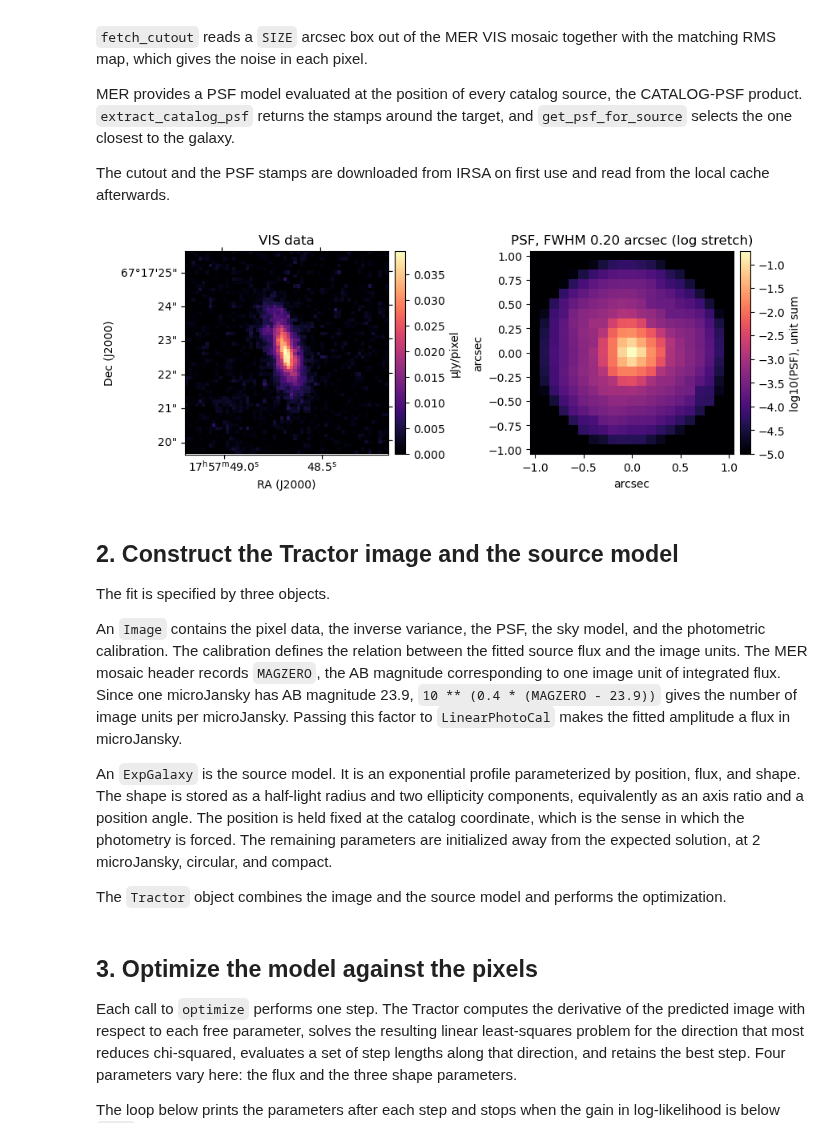
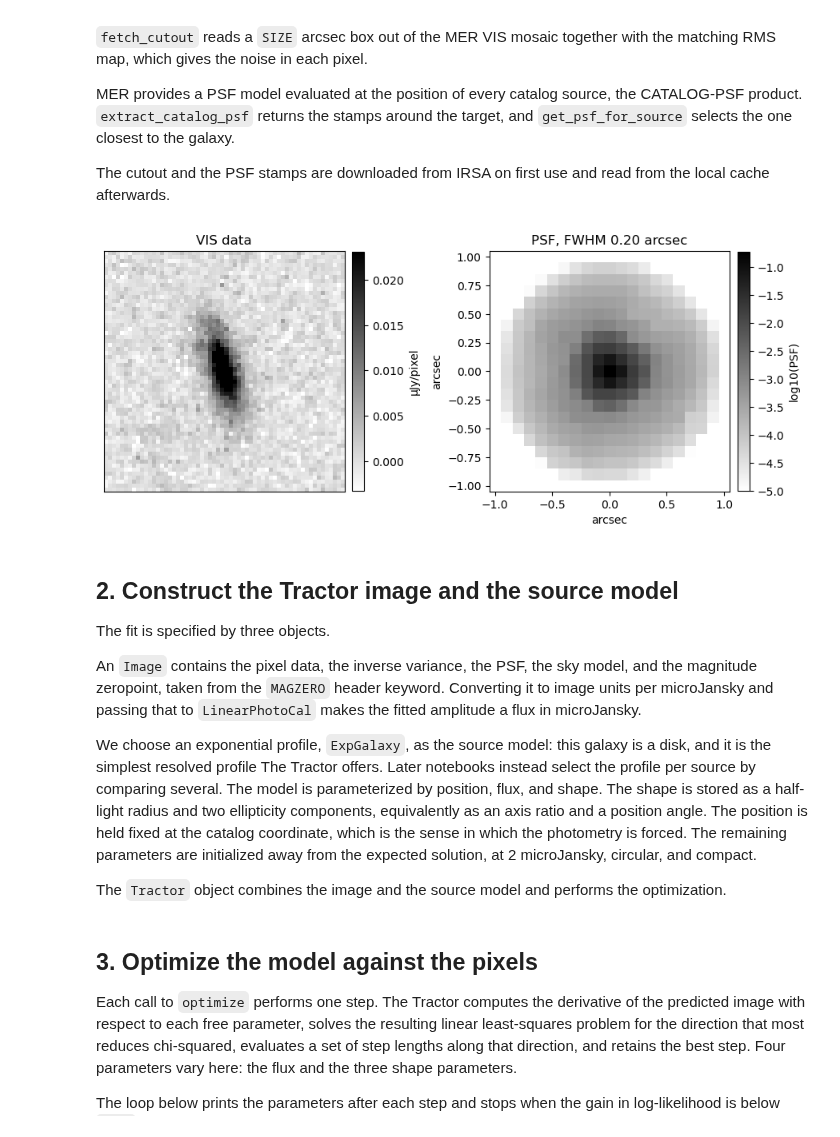
Before and after one commit to Caltech-IPAC/euclid-forced-photometry, a Jupyter notebook: notebooks/00_how_tractor_works.ipynb, the cells around one changed output. Drawn from its saved outputs; the diff is of its cells as text; code cells hidden in the pictures.

```diff
--- a/notebooks/00_how_tractor_works.ipynb
+++ b/notebooks/00_how_tractor_works.ipynb
@@ -38,49 +38,36 @@ afterwards.
 # %%
 vis = ep.fetch_cutout("VIS", RA, DEC, SIZE)
 psf_data = ep.extract_catalog_psf("VIS", RA, DEC, tile_id=vis.header.get("MERTILE"))
 psf, psf_fwhm, _ = ep.get_psf_for_source(psf_data, RA, DEC)
 
-data = vis.data
-invvar = 1.0 / vis.rms**2
-x, y = vis.wcs.all_world2pix(RA, DEC, 0)
-UJY = ep.viz.ujy_per_unit(vis)  # microJansky per image unit, from MAGZERO
-
-fig = plt.figure(figsize=(9, 4))
-ax = fig.add_subplot(1, 2, 1, projection=vis.wcs)
-im = ax.imshow(data * UJY, origin="lower", cmap="magma", vmin=0, vmax=0.85 * data.max() * UJY)
-fig.colorbar(im, ax=ax, fraction=0.046, pad=0.03, label="µJy/pixel")
-ax.set_title("VIS data")
-ax.set_xlabel("RA (J2000)")
-ax.set_ylabel("Dec (J2000)")
-ax.coords[0].set_ticks(number=3)
+fig, (ax1, ax2) = plt.subplots(1, 2, figsize=(9, 4))
+ep.viz.show_cutout(vis, ax=ax1, title="VIS data")
 
 psf_half = psf.shape[0] / 2 * vis.pixel_scale_arcsec
-ax = fig.add_subplot(1, 2, 2)
-im = ax.imshow(np.log10(np.clip(psf, 1e-5, None)), origin="lower", cmap="magma",
-               extent=[-psf_half, psf_half, -psf_half, psf_half])
-fig.colorbar(im, ax=ax, fraction=0.046, pad=0.03, label="log10(PSF), unit sum")
-ax.set_title(f"PSF, FWHM {psf_fwhm:.2f} arcsec (log stretch)")
-ax.set_xlabel("arcsec")
-ax.set_ylabel("arcsec")
+ax2.imshow(np.log10(np.clip(psf, 1e-5, None)), origin="lower", cmap="gray_r",
+           extent=[-psf_half, psf_half, -psf_half, psf_half])
+ep.viz.add_colorbar(ax2, label="log10(PSF)")
+ax2.set_title(f"PSF, FWHM {psf_fwhm:.2f} arcsec")
+ax2.set_xlabel("arcsec")
+ax2.set_ylabel("arcsec")
 plt.tight_layout()
 plt.show()
 # %% [output]
-[figure, old version]
+[figure, new version]
 # %% [markdown]
 ## 2. Construct the Tractor image and the source model
 
 The fit is specified by three objects.
 
 An ``Image`` contains the pixel data, the inverse variance, the PSF, the sky model, and the
-photometric calibration. The calibration defines the relation between the fitted source flux and the
-image units. The MER mosaic header records ``MAGZERO``, the AB magnitude corresponding to one image
-unit of integrated flux. Since one microJansky has AB magnitude 23.9,
-``10 ** (0.4 * (MAGZERO - 23.9))`` gives the number of image units per microJansky. Passing this
-factor to ``LinearPhotoCal`` makes the fitted amplitude a flux in microJansky.
+magnitude zeropoint, taken from the ``MAGZERO`` header keyword. Converting it to image units per
+microJansky and passing that to ``LinearPhotoCal`` makes the fitted amplitude a flux in microJansky.
 
-An ``ExpGalaxy`` is the source model. It is an exponential profile parameterized by position, flux,
-and shape. The shape is stored as a half-light radius and two ellipticity components, equivalently
-as an axis ratio and a position angle. The position is held fixed at the catalog coordinate, which
+We choose an exponential profile, ``ExpGalaxy``, as the source model: this galaxy is a disk, and
+it is the simplest resolved profile The Tractor offers. Later notebooks instead select the profile per
+source by comparing several. The model is parameterized by position, flux, and shape. The shape is
+stored as a half-light radius and two ellipticity components, equivalently as an axis ratio and a
+position angle. The position is held fixed at the catalog coordinate, which
 is the sense in which the photometry is forced. The remaining parameters are initialized away from
 the expected solution, at 2 microJansky, circular, and compact.
 
```
Also changed, not shown: parts of 5 cells of this notebook, 1 other file.
